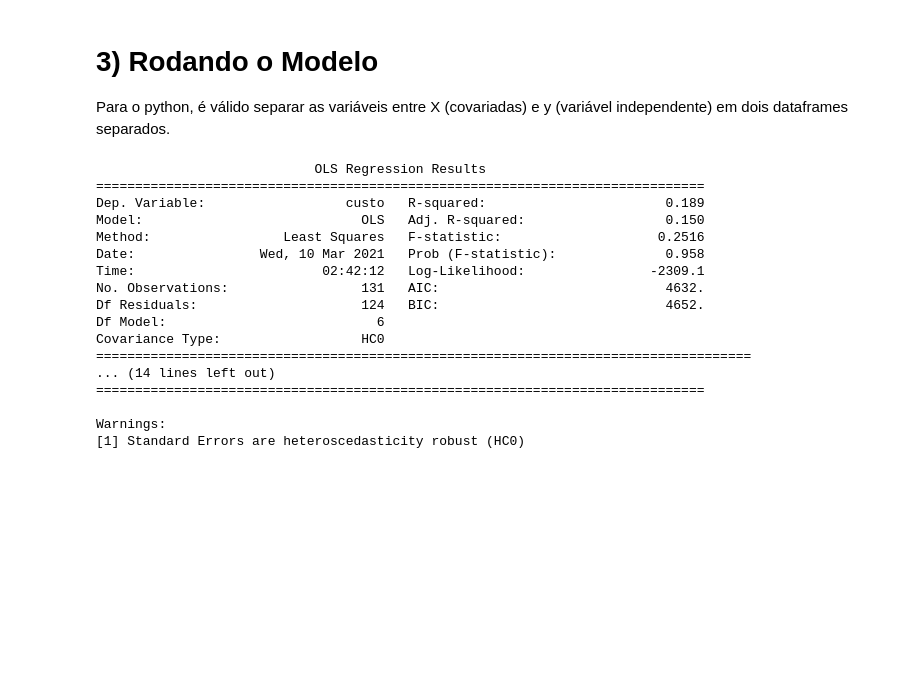
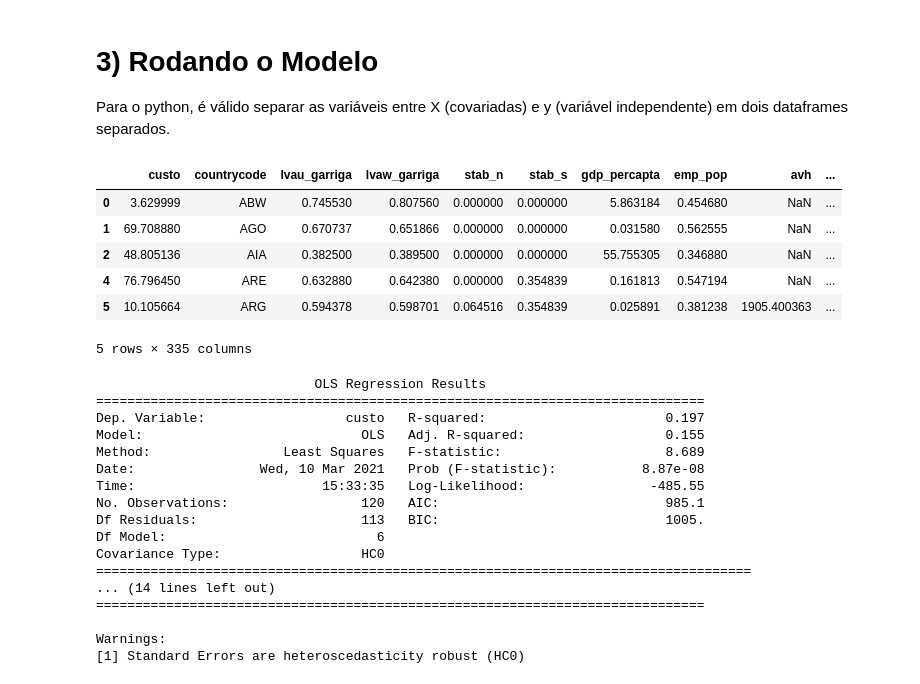
Before and after one commit to lucasestrela/Dissertacao, a Jupyter notebook: Rodando_Modelo.ipynb, the cells around one changed output. Drawn from its saved outputs; the diff is of its cells as text; code cells hidden in the pictures; blank space fills up the shorter version.

```diff
--- a/Rodando_Modelo.ipynb
+++ b/Rodando_Modelo.ipynb
@@ -52,16 +47,28 @@ Name: custo, Length: 183, dtype: float64
 # 3) Rodando o Modelo
 
 Para o python, é válido separar as variáveis entre X (covariadas) e y (variável independente) em dois dataframes separados.
+# %%
+df_filtered = dataframe[dataframe['custo'] < 100]
+
+df_filtered.head()
+# %% [output]
+|  | custo | countrycode | lvau_garriga | lvaw_garriga | stab_n | stab_s | gdp_percapta | emp_pop | avh | ... |
+| 0 | 3.629999 | ABW | 0.745530 | 0.807560 | 0.000000 | 0.000000 | 5.863184 | 0.454680 | NaN | ... |
+| 1 | 69.708880 | AGO | 0.670737 | 0.651866 | 0.000000 | 0.000000 | 0.031580 | 0.562555 | NaN | ... |
+| 2 | 48.805136 | AIA | 0.382500 | 0.389500 | 0.000000 | 0.000000 | 55.755305 | 0.346880 | NaN | ... |
+| 4 | 76.796450 | ARE | 0.632880 | 0.642380 | 0.000000 | 0.354839 | 0.161813 | 0.547194 | NaN | ... |
+| 5 | 10.105664 | ARG | 0.594378 | 0.598701 | 0.064516 | 0.354839 | 0.025891 | 0.381238 | 1905.400363 | ... |
+5 rows × 335 columns
 # %%
 ##############################################################################
 ######################## --- Separando covariadas --- ########################
 ##############################################################################
 
 # X = dataframe[['lvaw_garriga', 'stab_n', 'stab_s', 'gdp_percapta', 'emp_pop', 'avh', 'hc', 'rwtfpna', 'labsh']]
-X = dataframe[['lvaw_garriga', 'stab_n', 'stab_s', 'log_gdp_percapta', 'log_emp_pop', 'log_labsh']]
+X = df_filtered[['lvaw_garriga', 'stab_n', 'stab_s', 'log_gdp_percapta', 'log_emp_pop', 'log_labsh']]
 X = sm.add_constant(X) ## let's add an intercept (beta_0) to our model
 
-y = dataframe['custo']
+y = df_filtered['custo']
 
 
 # Rodando o modelo
@@ -72,13 +79,13 @@ print(model.summary())
 # %% [output]
                             OLS Regression Results
 ==============================================================================
-Dep. Variable:                  custo   R-squared:                       0.189
-Model:                            OLS   Adj. R-squared:                  0.150
-Method:                 Least Squares   F-statistic:                    0.2516
-Date:                Wed, 10 Mar 2021   Prob (F-statistic):              0.958
-Time:                        02:42:12   Log-Likelihood:                -2309.1
-No. Observations:                 131   AIC:                             4632.
-Df Residuals:                     124   BIC:                             4652.
+Dep. Variable:                  custo   R-squared:                       0.197
+Model:                            OLS   Adj. R-squared:                  0.155
+Method:                 Least Squares   F-statistic:                     8.689
+Date:                Wed, 10 Mar 2021   Prob (F-statistic):           8.87e-08
+Time:                        15:33:35   Log-Likelihood:                -485.55
+No. Observations:                 120   AIC:                             985.1
+Df Residuals:                     113   BIC:                             1005.
 Df Model:                           6
 Covariance Type:                  HC0
 ====================================================================================
```
Also changed, not shown: parts of 1 cell of this notebook.
